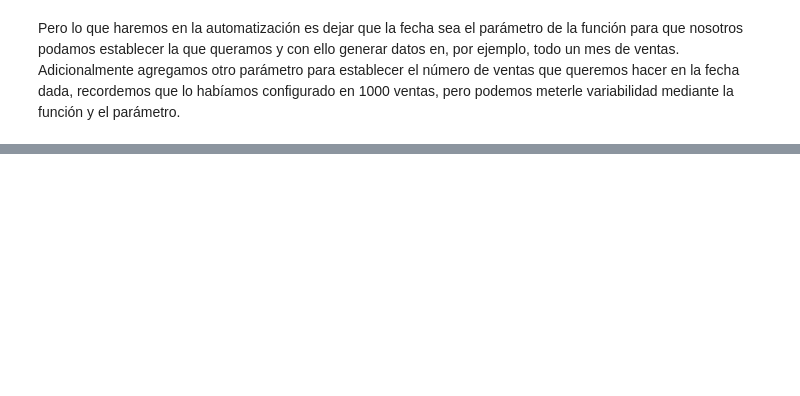
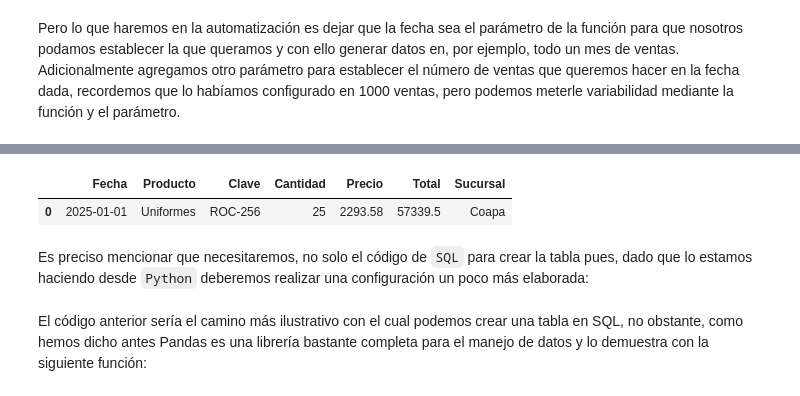
Before and after one commit to LuisApaez/ProgramacionNube, a Jupyter notebook: PyBiS_Basico_Notebooks/Clase_03.ipynb, the cells around one changed output, grey strips where cells are left out. Cells and saved outputs as stored; diff of their text form; code cells hidden in the pictures; blank space fills up the shorter version.

```diff
--- a/PyBiS_Basico_Notebooks/Clase_03.ipynb
+++ b/PyBiS_Basico_Notebooks/Clase_03.ipynb
@@ -265,0 +316,9 @@ Con lo hecho anteriormente tenemos toda la librertad de generar info de ventas d
+# %%
+# 1. Veamos el dataframe, pero solo veamos la primera fila:
+#    para ver la primer fila, utilizamos el comando head()
+df.head(1)
+
+# si quisieramos ver mas filas usamos .head(n), donde n es el numero de filas que queremos ver
+# %% [output]
+|  | Fecha | Producto | Clave | Cantidad | Precio | Total | Sucursal |
+| 0 | 2025-01-01 | Uniformes | ROC-256 | 25 | 2293.58 | 57339.5 | Coapa |
@@ -265,0 +345,2 @@ Con lo hecho anteriormente tenemos toda la librertad de generar info de ventas d
+# %% [markdown]
+Es preciso mencionar que necesitaremos, no solo el código de  ``SQL`` para crear la tabla pues, dado que lo estamos haciendo desde ``Python`` deberemos realizar una configuración un poco más elaborada:
@@ -265,0 +374,2 @@ Con lo hecho anteriormente tenemos toda la librertad de generar info de ventas d
+# %% [markdown]
+El código anterior sería el camino más ilustrativo con el cual podemos crear una tabla en SQL, no obstante, como hemos dicho antes Pandas es una librería bastante completa para el manejo de datos y lo demuestra con la siguiente función:
```
Also changed, not shown: parts of 19 cells of this notebook, 1 other file.
